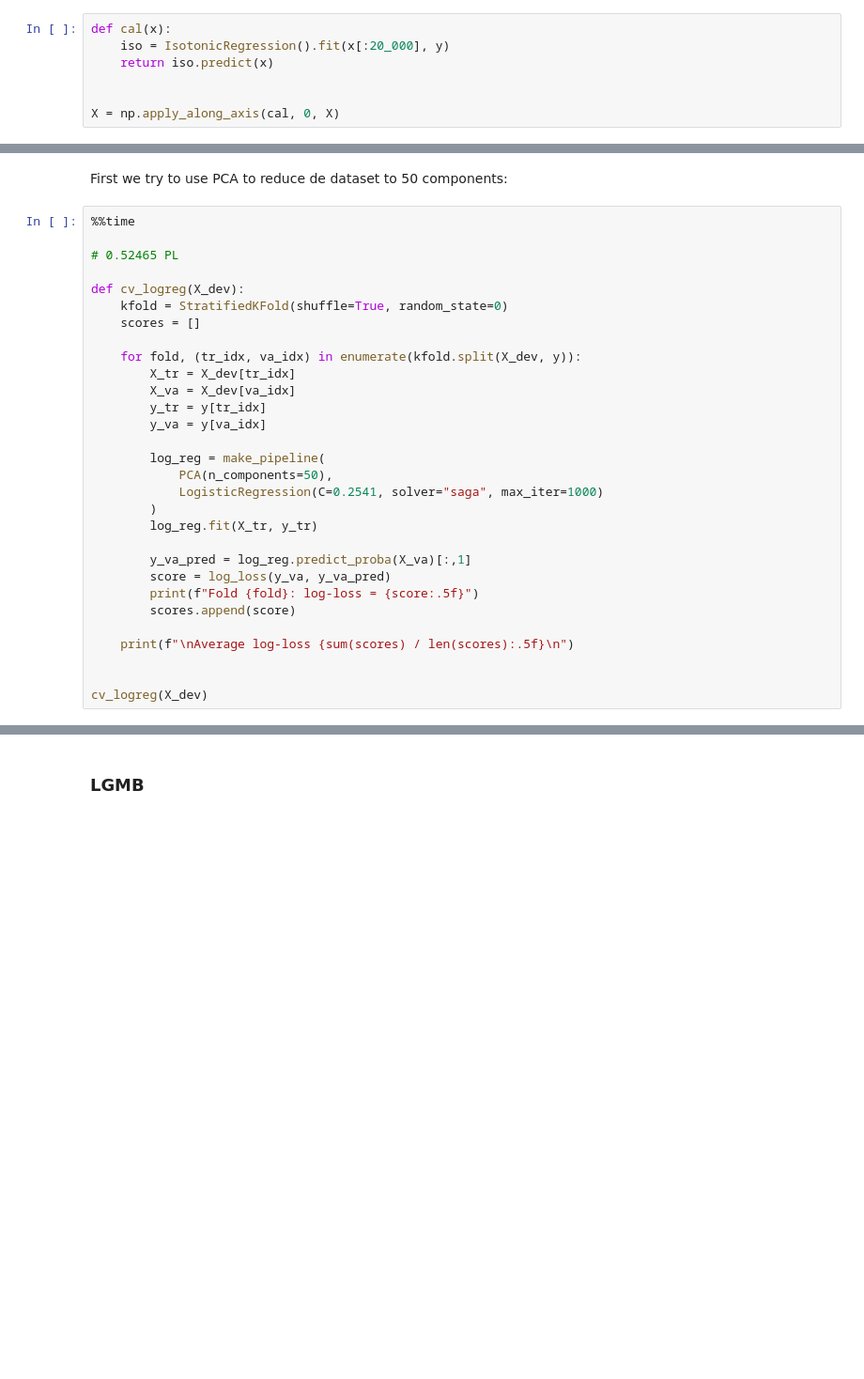
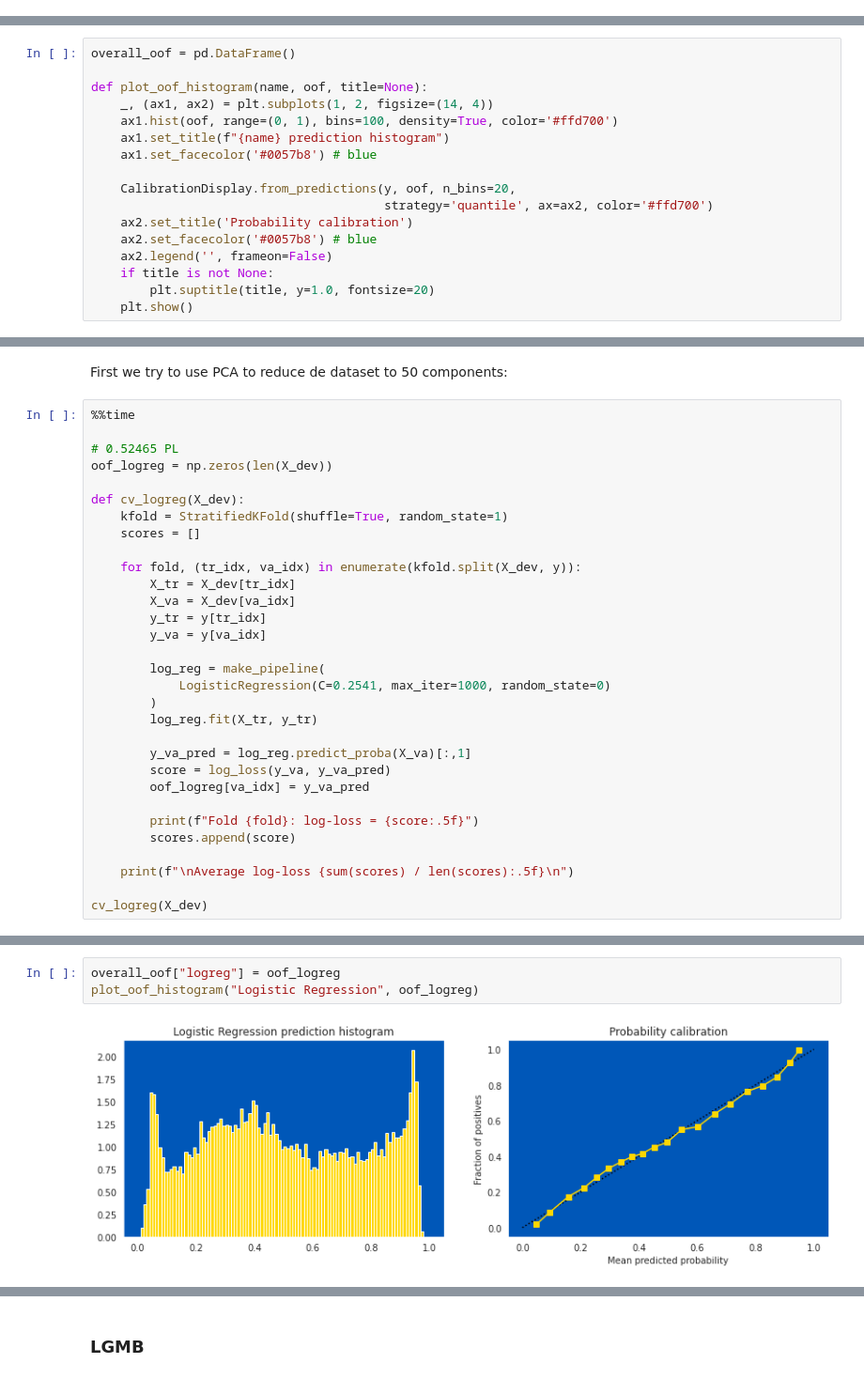
Before and after one commit to DavidFM43/Kaggle-Competitions, a Jupyter notebook: tpsnov22.ipynb, the cells around one changed output, grey strips where cells are left out. Shown at 94% size. Drawn from its saved outputs; the diff is of its cells as text; blank space fills up the shorter version.

```diff
--- a/tpsnov22.ipynb
+++ b/tpsnov22.ipynb
@@ -279,7 +223,0 @@ Calibrate sumbission models with Isotonic Regression:
-# %%
-def cal(x):
-    iso = IsotonicRegression().fit(x[:20_000], y)
-    return iso.predict(x)
-
-
-X = np.apply_along_axis(cal, 0, X)
@@ -298,4 +297,21 @@ print(X_dev.shape)
 Let's train and cross-validate some models. As the classes are balanced stratified K-fold might not be necessary.
 
 Overall it seems that choosing the top subs(200-300) under log-loss performs better than using PCA, this might be due to the fact that PCA preserves variance, which might mostly come from bad models, but does not take into consideration the loss.
+# %%
+overall_oof = pd.DataFrame()
+
+def plot_oof_histogram(name, oof, title=None):
+    _, (ax1, ax2) = plt.subplots(1, 2, figsize=(14, 4))
+    ax1.hist(oof, range=(0, 1), bins=100, density=True, color='#ffd700')
+    ax1.set_title(f"{name} prediction histogram")
+    ax1.set_facecolor('#0057b8') # blue
+
+    CalibrationDisplay.from_predictions(y, oof, n_bins=20,
+                                        strategy='quantile', ax=ax2, color='#ffd700')
+    ax2.set_title('Probability calibration')
+    ax2.set_facecolor('#0057b8') # blue
+    ax2.legend('', frameon=False)
+    if title is not None:
+        plt.suptitle(title, y=1.0, fontsize=20)
+    plt.show()
 # %% [markdown]
@@ -306,9 +322,10 @@ First we try to use PCA to reduce de dataset to 50 components:
 %%time
 
 # 0.52465 PL
+oof_logreg = np.zeros(len(X_dev))
 
 def cv_logreg(X_dev):
-    kfold = StratifiedKFold(shuffle=True, random_state=0)
+    kfold = StratifiedKFold(shuffle=True, random_state=1)
     scores = []
 
     for fold, (tr_idx, va_idx) in enumerate(kfold.split(X_dev, y)):
@@ -318,18 +335,18 @@ def cv_logreg(X_dev):
         y_va = y[va_idx]
 
         log_reg = make_pipeline(
-            PCA(n_components=50),
-            LogisticRegression(C=0.2541, solver="saga", max_iter=1000)
+            LogisticRegression(C=0.2541, max_iter=1000, random_state=0)
         )
         log_reg.fit(X_tr, y_tr)
 
         y_va_pred = log_reg.predict_proba(X_va)[:,1]
         score = log_loss(y_va, y_va_pred)
+        oof_logreg[va_idx] = y_va_pred
+
         print(f"Fold {fold}: log-loss = {score:.5f}")
         scores.append(score)
 
     print(f"\nAverage log-loss {sum(scores) / len(scores):.5f}\n")
 
-
 cv_logreg(X_dev)
 # %% [output]
@@ -346,3 +363,8 @@ Wall time: 36.2 s
+# %%
+overall_oof["logreg"] = oof_logreg
+plot_oof_histogram("Logistic Regression", oof_logreg)
+# %% [output]
+[figure, added]
 # %%
 # 0.532309828091498 -> saga
 # 0.5356786035569426 -> saga + C=0.01
```
Also changed, not shown: parts of 43 cells of this notebook.
